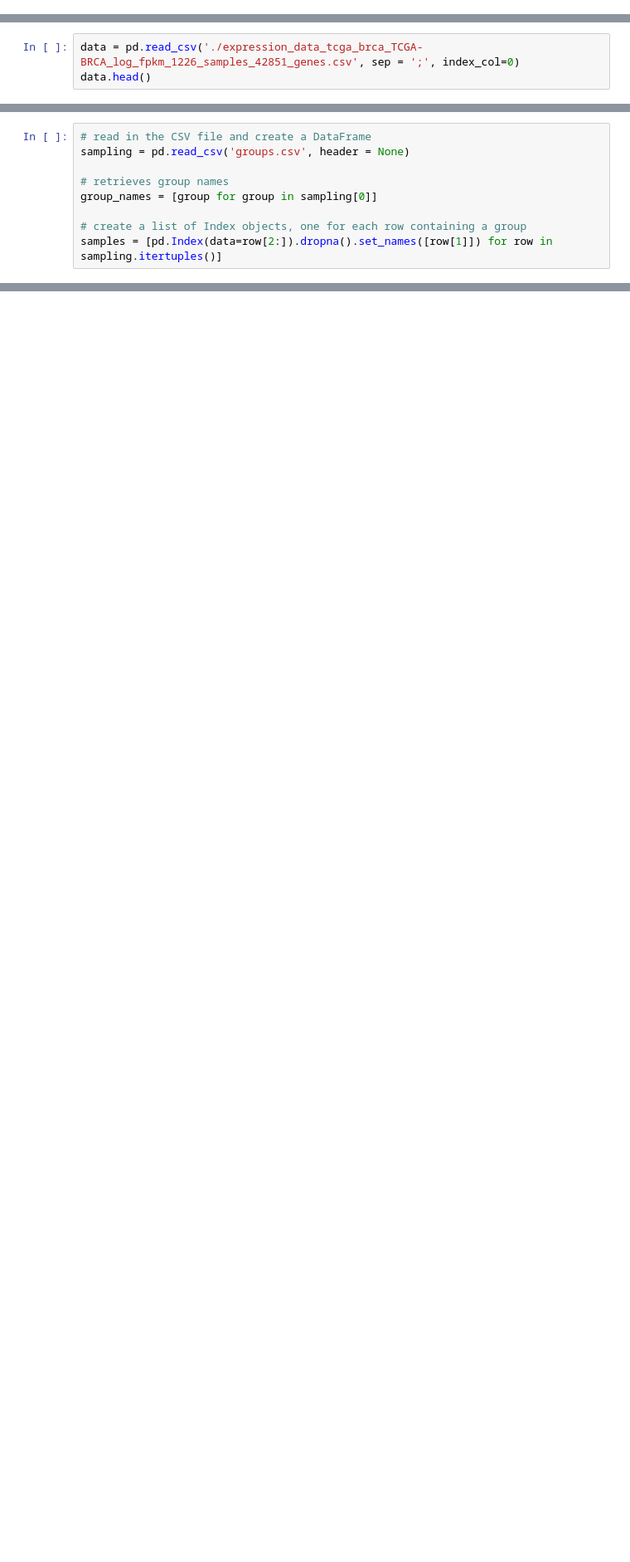
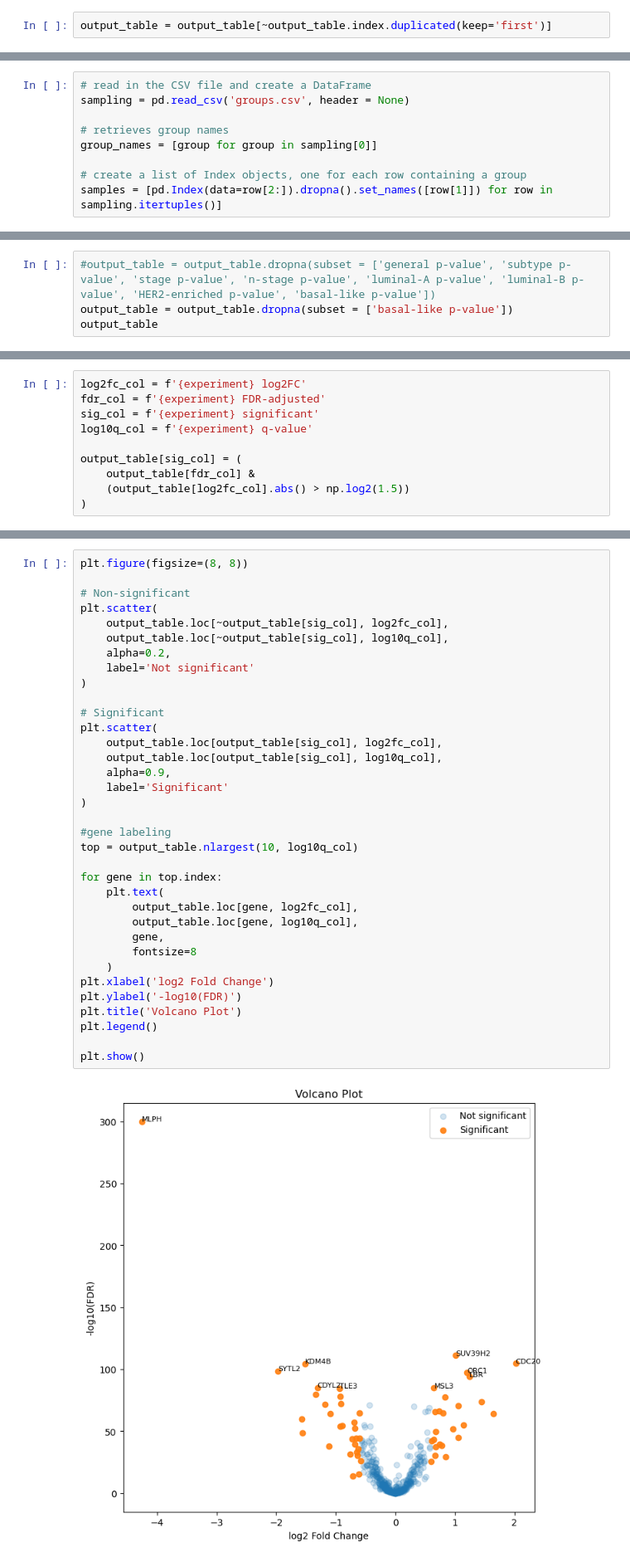
Before and after one commit to Vschev/Gene_expression_analysis_tools, a Jupyter notebook: 02_project+file+ANOVA.ipynb, the cells around one changed output, grey strips where cells are left out. Shown at 83% size. Cells and saved outputs as stored; diff of their text form; blank space fills up the shorter version.

```diff
--- a/02_project+file+ANOVA.ipynb
+++ b/02_project+file+ANOVA.ipynb
@@ -100,0 +130,2 @@ def get_query(clinical, list_filters):
+# %%
+output_table = output_table[~output_table.index.duplicated(keep='first')]
@@ -136,3 +276,0 @@ with open('groups.csv', 'w', newline='') as file:
-# %%
-data = pd.read_csv('./expression_data_tcga_brca_TCGA-BRCA_log_fpkm_1226_samples_42851_genes.csv', sep = ';', index_col=0)
-data.head()
@@ -191,0 +335,4 @@ with PdfPages('new.pdf') as pdf:
+# %%
+#output_table = output_table.dropna(subset = ['general p-value', 'subtype p-value', 'stage p-value', 'n-stage p-value', 'luminal-A p-value', 'luminal-B p-value', 'HER2-enriched p-value', 'basal-like p-value'])
+output_table = output_table.dropna(subset = ['basal-like p-value'])
+output_table
@@ -191,0 +374,10 @@ with PdfPages('new.pdf') as pdf:
+# %%
+log2fc_col = f'{experiment} log2FC'
+fdr_col = f'{experiment} FDR-adjusted'
+sig_col = f'{experiment} significant'
+log10q_col = f'{experiment} q-value'
+
+output_table[sig_col] = (
+    output_table[fdr_col] &
+    (output_table[log2fc_col].abs() > np.log2(1.5))
+)
@@ -191,0 +401,37 @@ with PdfPages('new.pdf') as pdf:
+# %%
+plt.figure(figsize=(8, 8))
+
+# Non-significant
+plt.scatter(
+    output_table.loc[~output_table[sig_col], log2fc_col],
+    output_table.loc[~output_table[sig_col], log10q_col],
+    alpha=0.2,
+    label='Not significant'
+)
+
+# Significant
+plt.scatter(
+    output_table.loc[output_table[sig_col], log2fc_col],
+    output_table.loc[output_table[sig_col], log10q_col],
+    alpha=0.9,
+    label='Significant'
+)
+
+#gene labeling
+top = output_table.nlargest(10, log10q_col)
+
+for gene in top.index:
+    plt.text(
+        output_table.loc[gene, log2fc_col],
+        output_table.loc[gene, log10q_col],
+        gene,
+        fontsize=8
+    )
+plt.xlabel('log2 Fold Change')
+plt.ylabel('-log10(FDR)')
+plt.title('Volcano Plot')
+plt.legend()
+
+plt.show()
+# %% [output]
+[figure, added]
```
Also changed, not shown: parts of 80 cells of this notebook.
